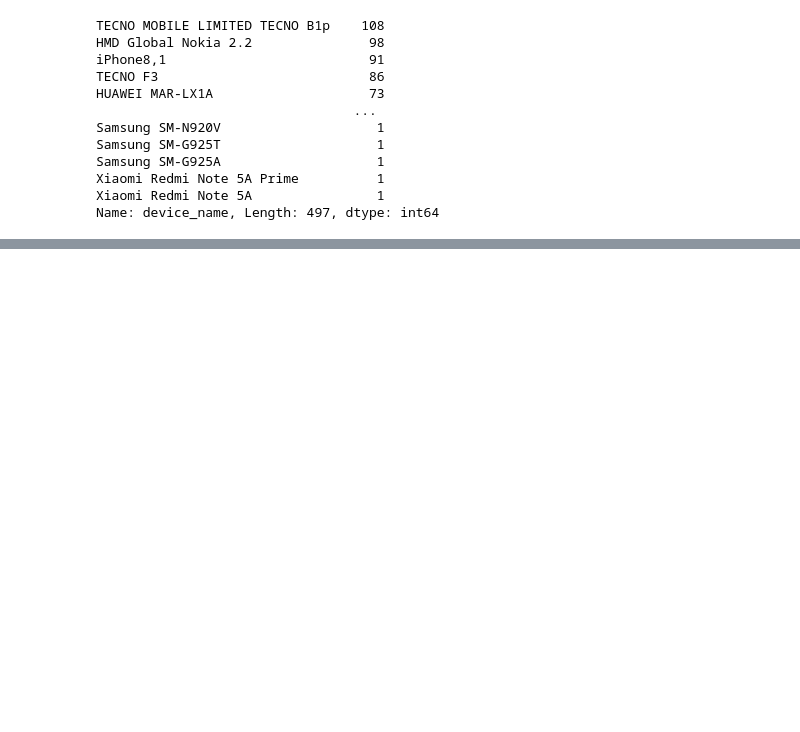
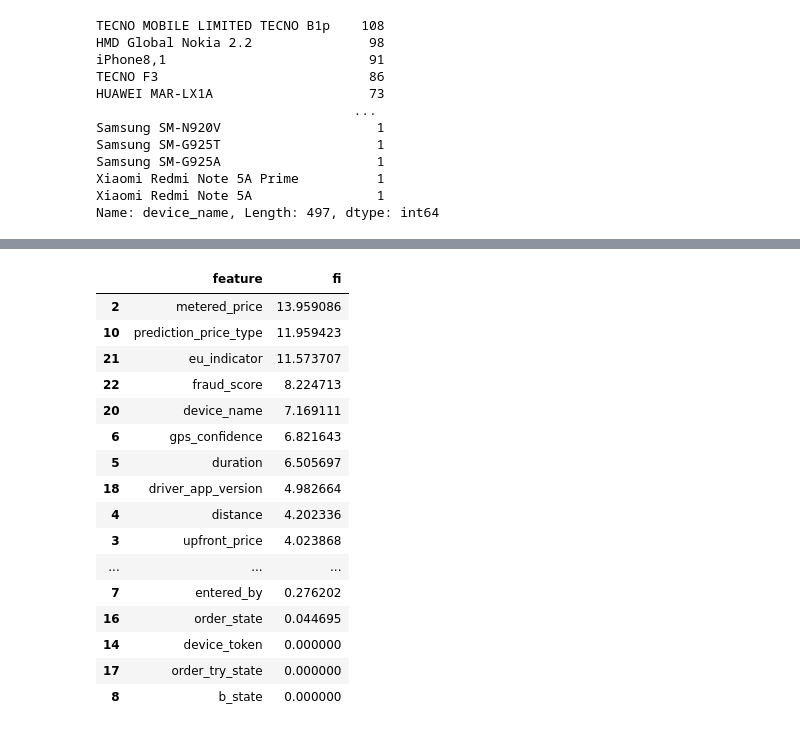
Before and after one commit to Starburned7/data-analytics-projects, a Jupyter notebook: taxi_data_analysis.ipynb, the cells around one changed output, grey strips where cells are left out. Saved outputs shown, nothing was run; the diff lists cells and outputs as text; code cells hidden in the pictures; blank space fills up the shorter version.

```diff
--- a/taxi_data_analysis.ipynb
+++ b/taxi_data_analysis.ipynb
@@ -283,0 +384,20 @@ Name: dt_unix, Length: 4943, dtype: float64
+# %%
+fi.sort_values('fi',ascending=False)
+# %% [output]
+|  | feature | fi |
+| 2 | metered_price | 13.959086 |
+| 10 | prediction_price_type | 11.959423 |
+| 21 | eu_indicator | 11.573707 |
+| 22 | fraud_score | 8.224713 |
+| 20 | device_name | 7.169111 |
+| 6 | gps_confidence | 6.821643 |
+| 5 | duration | 6.505697 |
+| 18 | driver_app_version | 4.982664 |
+| 4 | distance | 4.202336 |
+| 3 | upfront_price | 4.023868 |
+| ... | ... | ... |
+| 7 | entered_by | 0.276202 |
+| 16 | order_state | 0.044695 |
+| 14 | device_token | 0.000000 |
+| 17 | order_try_state | 0.000000 |
+| 8 | b_state | 0.000000 |
```
Also changed, not shown: parts of 43 cells of this notebook, 6 other files.
